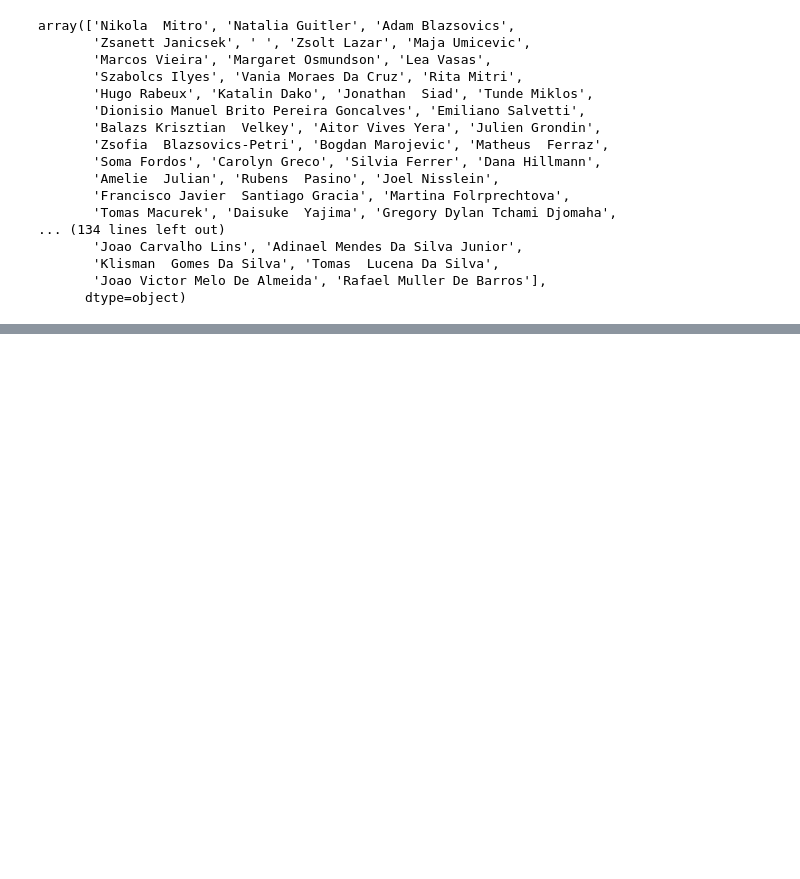
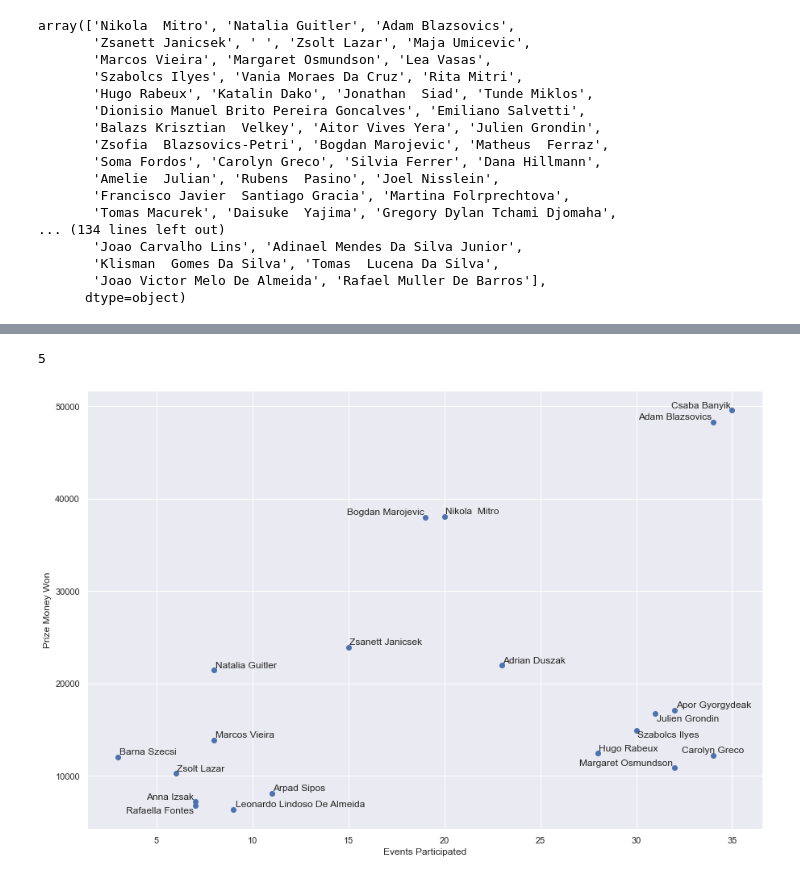
Before and after one commit to basketking/FITEQ_Prize_Money, a Jupyter notebook: main.ipynb, the cells around one changed output, grey strips where cells are left out. Drawn from its saved outputs; the diff is of its cells as text; code cells hidden in the pictures; blank space fills up the shorter version.

```diff
--- a/main.ipynb
+++ b/main.ipynb
@@ -225,0 +241,13 @@ ax.set_xticklabels(ax.get_xticklabels(),rotation = 50)
+# %%
+x = dfsum['Events Participated']
+y = dfsum['PrizeMoney']
+fig, ax = plt.subplots()
+fig.set_size_inches(15, 10, forward=True)
+plt.plot(x, y, 'bo')
+plt.xlabel("Events Participated")
+plt.ylabel("Prize Money Won")
+texts = [plt.text(x[i], y[i], dfsum.Name[i]) for i in range(dfsum.shape[0])]
+adjust_text(texts)
+# %% [output]
+5
+[figure, added]
```
Also changed, not shown: parts of 13 cells of this notebook.
